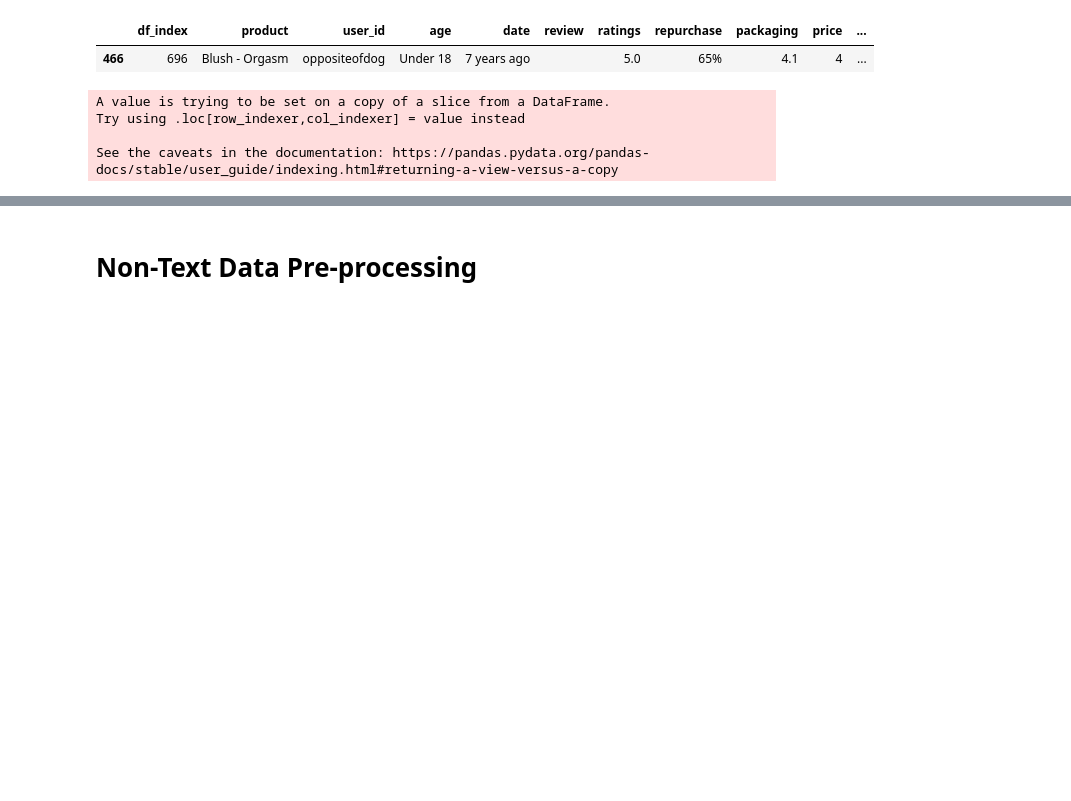
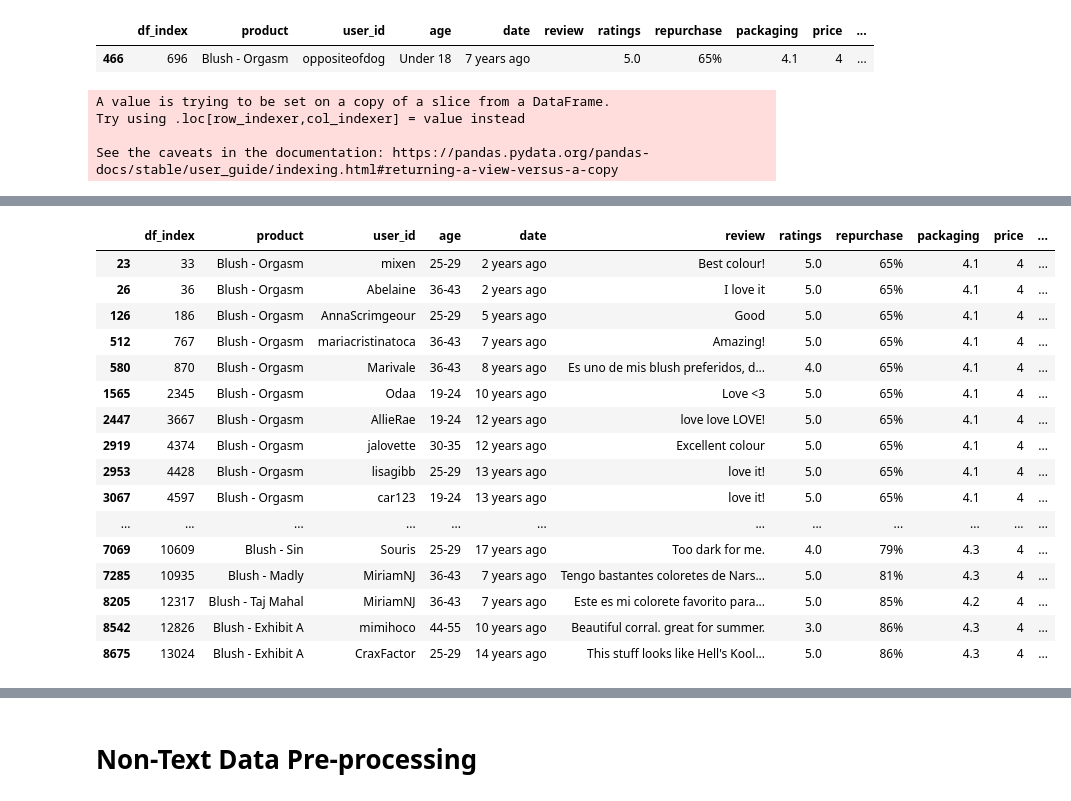
Before and after one commit to kohmin/makeupreviews, a Jupyter notebook: Data Exploration & Preprocessing.ipynb, the cells around one changed output, grey strips where cells are left out. Saved outputs shown, nothing was run; the diff lists cells and outputs as text; code cells hidden in the pictures; blank space fills up the shorter version.

```diff
--- a/Data Exploration & Preprocessing.ipynb
+++ b/Data Exploration & Preprocessing.ipynb
@@ -343,5 +340,26 @@ products[products['english'] == True].sample(n=5)
 | 6304 | 9459 | Blush - Deep Throat | elusivelotus | 19-24 | 16 years ago | My HG blush. Gives me a lovely gl... | 5.0 | 81% | 4.2 | 4 | ... |
 | 4061 | 6091 | Blush - Orgasm | daydreamer3 | 19-24 | 15 years ago | This is my favorite blush-- EVER.... | 5.0 | 65% | 4.1 | 4 | ... |
 | 7906 | 11871 | Super Orgasm | beauxgoris | 30-35 | 12 years ago | UGH yet another NARS hyped produc... | 1.0 | 57% | 4.1 | 4 | ... |
+# %%
+# Check to see which review are wrongly classified as english == False
+products[products['english'] == False]
+# %% [output]
+|  | df_index | product | user_id | age | date | review | ratings | repurchase | packaging | price | ... |
+| 23 | 33 | Blush - Orgasm | mixen | 25-29 | 2 years ago | Best colour! | 5.0 | 65% | 4.1 | 4 | ... |
+| 26 | 36 | Blush - Orgasm | Abelaine | 36-43 | 2 years ago | I love it | 5.0 | 65% | 4.1 | 4 | ... |
+| 126 | 186 | Blush - Orgasm | AnnaScrimgeour | 25-29 | 5 years ago | Good | 5.0 | 65% | 4.1 | 4 | ... |
+| 512 | 767 | Blush - Orgasm | mariacristinatoca | 36-43 | 7 years ago | Amazing! | 5.0 | 65% | 4.1 | 4 | ... |
+| 580 | 870 | Blush - Orgasm | Marivale | 36-43 | 8 years ago | Es uno de mis blush preferidos, d... | 4.0 | 65% | 4.1 | 4 | ... |
+| 1565 | 2345 | Blush - Orgasm | Odaa | 19-24 | 10 years ago | Love <3 | 5.0 | 65% | 4.1 | 4 | ... |
+| 2447 | 3667 | Blush - Orgasm | AllieRae | 19-24 | 12 years ago | love love LOVE! | 5.0 | 65% | 4.1 | 4 | ... |
+| 2919 | 4374 | Blush - Orgasm | jalovette | 30-35 | 12 years ago | Excellent colour | 5.0 | 65% | 4.1 | 4 | ... |
+| 2953 | 4428 | Blush - Orgasm | lisagibb | 25-29 | 13 years ago | love it! | 5.0 | 65% | 4.1 | 4 | ... |
+| 3067 | 4597 | Blush - Orgasm | car123 | 19-24 | 13 years ago | love it! | 5.0 | 65% | 4.1 | 4 | ... |
+| ... | ... | ... | ... | ... | ... | ... | ... | ... | ... | ... | ... |
+| 7069 | 10609 | Blush - Sin | Souris | 25-29 | 17 years ago | Too dark for me. | 4.0 | 79% | 4.3 | 4 | ... |
+| 7285 | 10935 | Blush - Madly | MiriamNJ | 36-43 | 7 years ago | Tengo bastantes coloretes de Nars... | 5.0 | 81% | 4.3 | 4 | ... |
+| 8205 | 12317 | Blush - Taj Mahal | MiriamNJ | 36-43 | 7 years ago | Este es mi colorete favorito para... | 5.0 | 85% | 4.2 | 4 | ... |
+| 8542 | 12826 | Blush - Exhibit A | mimihoco | 44-55 | 10 years ago | Beautiful corral. great for summer. | 3.0 | 86% | 4.3 | 4 | ... |
+| 8675 | 13024 | Blush - Exhibit A | CraxFactor | 25-29 | 14 years ago | This stuff looks like Hell's Kool... | 5.0 | 86% | 4.3 | 4 | ... |
 # %%
 # Drop Non-English reviews
```
Also changed, not shown: parts of 38 cells of this notebook.
